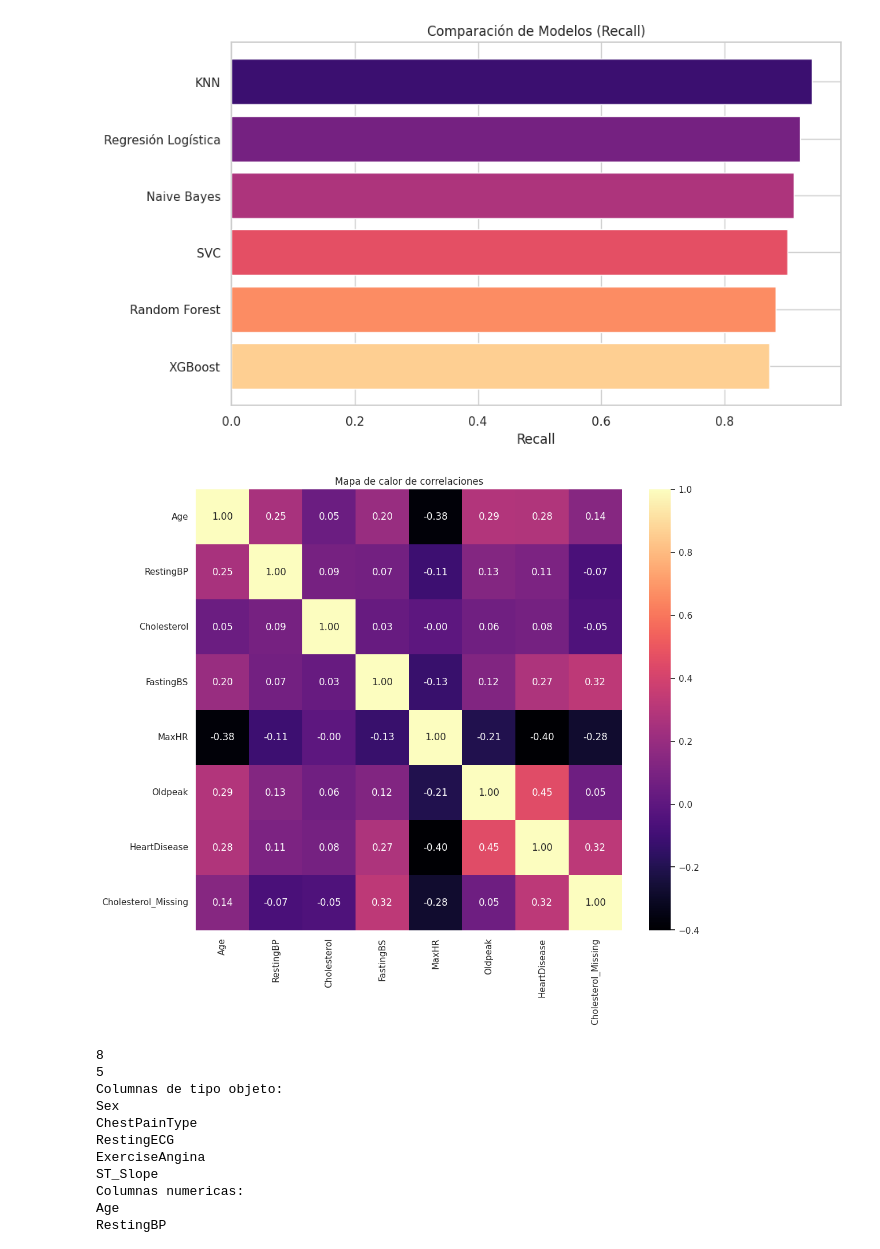
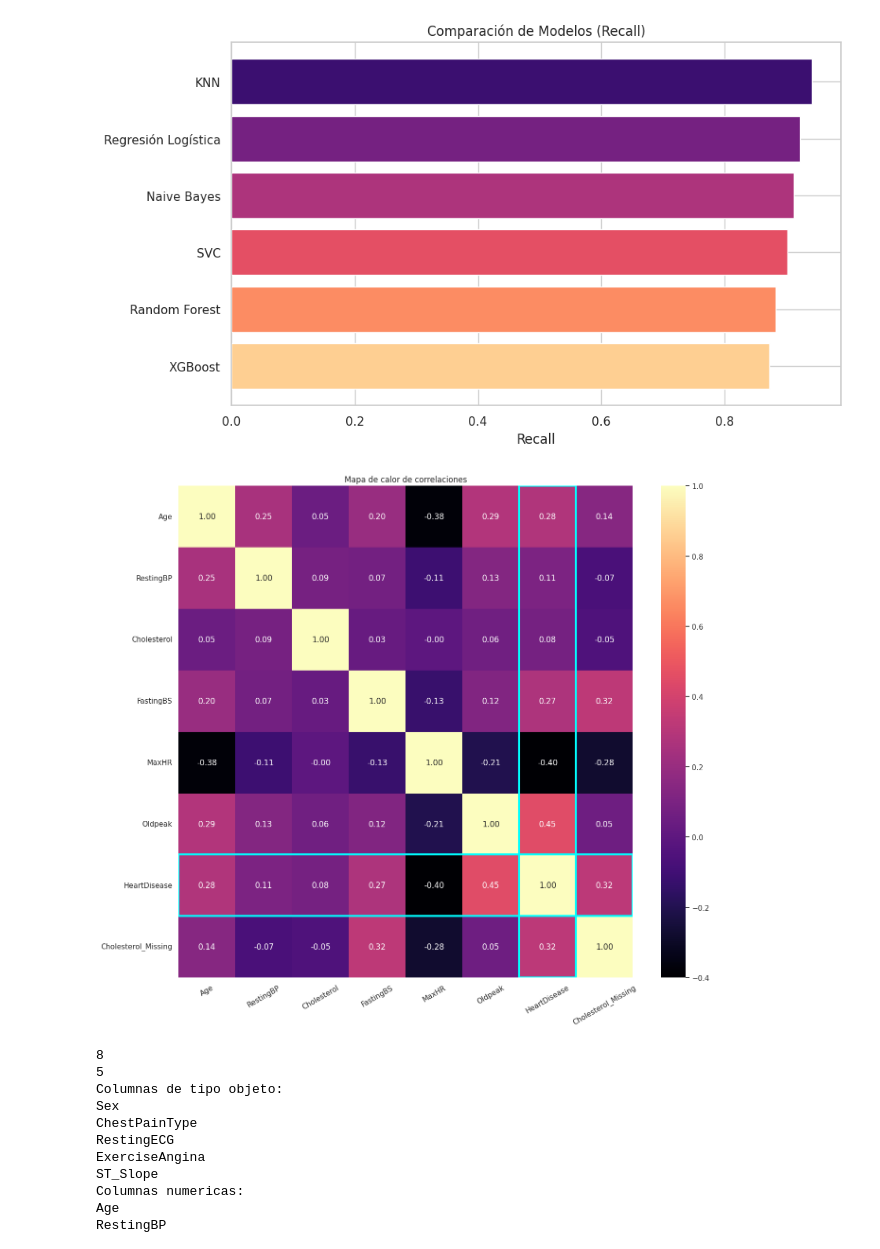
Before and after one commit to Xaiwu/heart-disease-prediction, a Jupyter notebook: notebooks/main.ipynb, the cells around one changed output. Drawn from its saved outputs; the diff is of its cells as text; code cells hidden in the pictures.

```diff
--- a/notebooks/main.ipynb
+++ b/notebooks/main.ipynb
@@ -411,22 +411,42 @@ XGBoost              0.872549
 # %%
 # Mapa de calor de correlaciones
 
 sns.set_theme(style="whitegrid")
 
 columnas_numericas = df.select_dtypes(include=["int64", "float64"]).columns
 
-plt.figure(figsize=(12, 10))
-sns.heatmap(
-    df[columnas_numericas].corr(),
+# Calcular la matriz de correlación
+corr_matrix = df[columnas_numericas].corr()
+
+plt.figure(figsize=(14, 12))
+ax = sns.heatmap(
+    corr_matrix,
     annot=True,
     cmap="magma",
     fmt=".2f"
 )
 
+# Resaltar HeartDisease con un rectángulo
+if 'HeartDisease' in corr_matrix.columns:
+    # Encontrar el índice de HeartDisease
+    hd_idx = corr_matrix.columns.get_loc('HeartDisease')
+
+    # Dibujar rectángulo alrededor de la fila
+    ax.add_patch(plt.Rectangle((0, hd_idx), len(corr_matrix.columns), 1,
+                                fill=False, edgecolor='cyan', lw=3))
+    # Dibujar rectángulo alrededor de la columna
+    ax.add_patch(plt.Rectangle((hd_idx, 0), 1, len(corr_matrix.columns),
+                                fill=False, edgecolor='cyan', lw=3))
+
+# Rotar las etiquetas
+plt.xticks(rotation=35, ha='center')
+plt.yticks(rotation=0)
+
 plt.title("Mapa de calor de correlaciones")
+plt.tight_layout()  # Ajustar para que no se corten las etiquetas
 plt.show()
 # %% [output]
-[figure, old version]
+[figure, new version]
 # %%
 print(len(df.select_dtypes(include=["int64", "float64"]).columns))
 print(len(df.select_dtypes(include=["object"]).columns))
```
